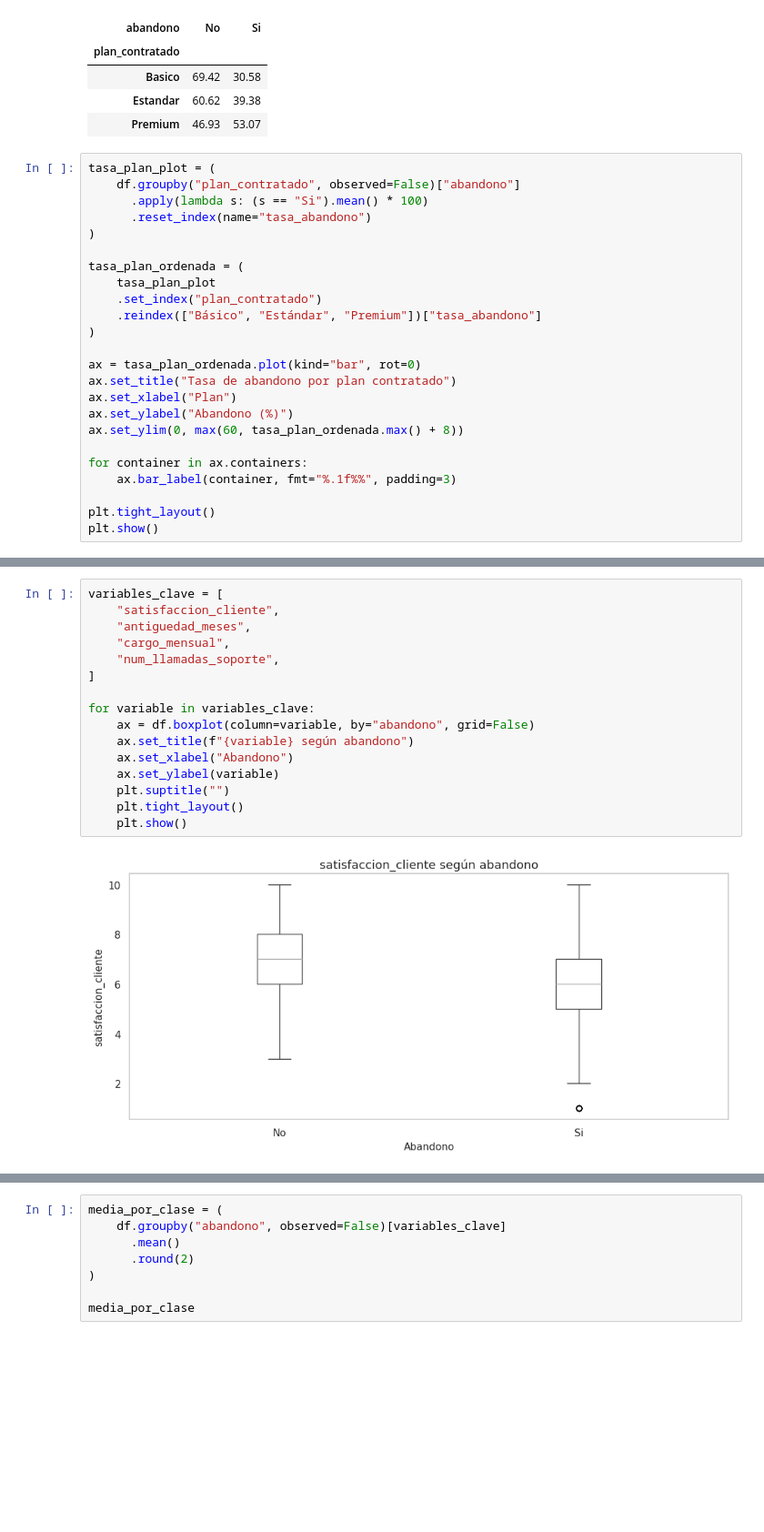
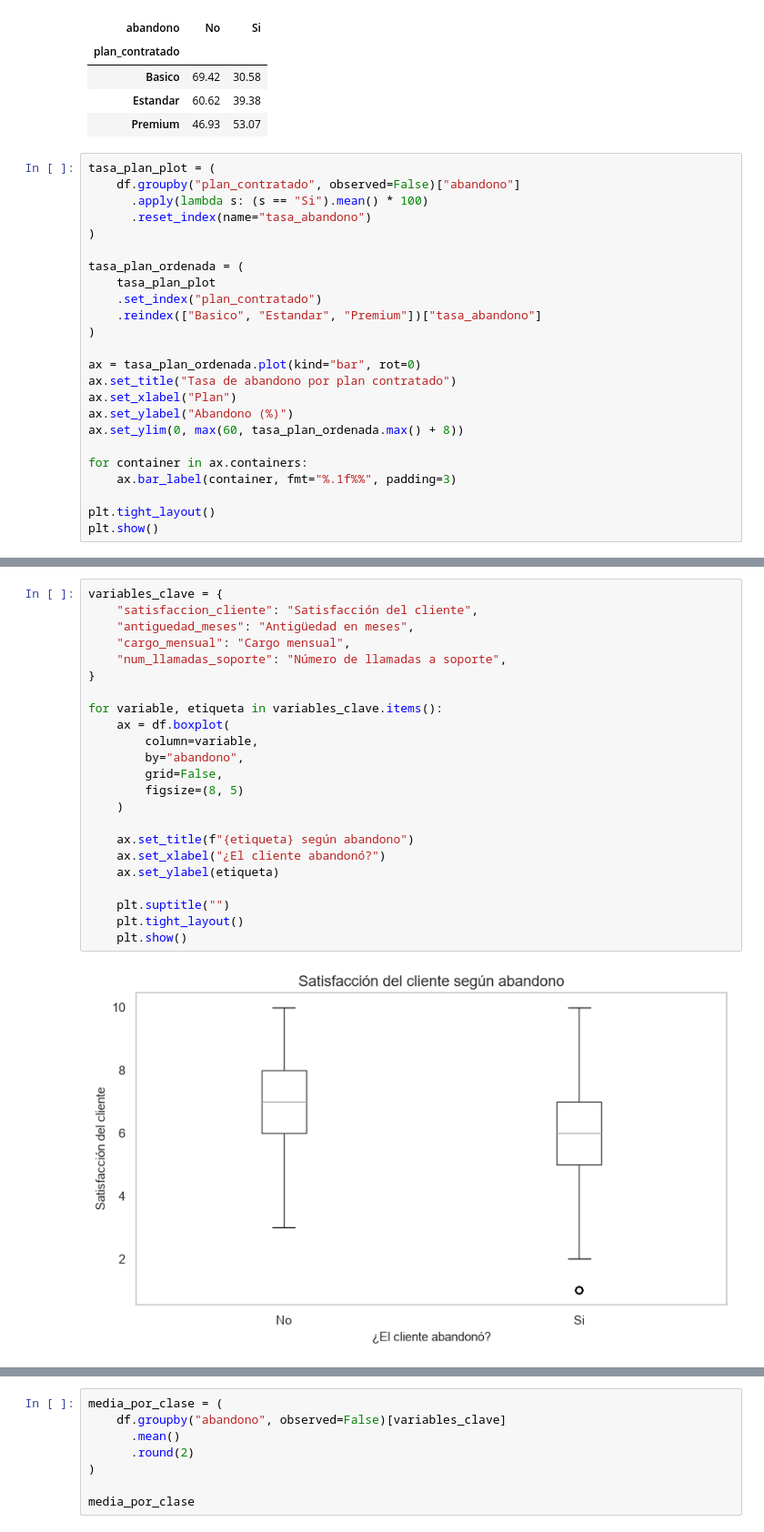
Before and after one commit to mrcastilla8/Proyecto_IA, a Jupyter notebook: bloque_b_python/notebooks/Informe_4_Clasificacion.ipynb, the cells around one changed output, grey strips where cells are left out. Shown at 91% size. Drawn from its saved outputs; the diff is of its cells as text; blank space fills up the shorter version.

```diff
--- a/bloque_b_python/notebooks/Informe_4_Clasificacion.ipynb
+++ b/bloque_b_python/notebooks/Informe_4_Clasificacion.ipynb
@@ -283,7 +283,7 @@ tasa_plan_plot = (
 tasa_plan_ordenada = (
     tasa_plan_plot
     .set_index("plan_contratado")
-    .reindex(["Básico", "Estándar", "Premium"])["tasa_abandono"]
+    .reindex(["Basico", "Estandar", "Premium"])["tasa_abandono"]
 )
 
 ax = tasa_plan_ordenada.plot(kind="bar", rot=0)
@@ -302,18 +302,25 @@ plt.show()
 # %%
-variables_clave = [
-    "satisfaccion_cliente",
-    "antiguedad_meses",
-    "cargo_mensual",
-    "num_llamadas_soporte",
-]
+variables_clave = {
+    "satisfaccion_cliente": "Satisfacción del cliente",
+    "antiguedad_meses": "Antigüedad en meses",
+    "cargo_mensual": "Cargo mensual",
+    "num_llamadas_soporte": "Número de llamadas a soporte",
+}
 
-for variable in variables_clave:
-    ax = df.boxplot(column=variable, by="abandono", grid=False)
-    ax.set_title(f"{variable} según abandono")
-    ax.set_xlabel("Abandono")
-    ax.set_ylabel(variable)
+for variable, etiqueta in variables_clave.items():
+    ax = df.boxplot(
+        column=variable,
+        by="abandono",
+        grid=False,
+        figsize=(8, 5)
+    )
+
+    ax.set_title(f"{etiqueta} según abandono")
+    ax.set_xlabel("¿El cliente abandonó?")
+    ax.set_ylabel(etiqueta)
+
     plt.suptitle("")
     plt.tight_layout()
     plt.show()
 # %% [output]
-[figure, old version]
+[figure, new version]
```
Also changed, not shown: parts of 7 cells of this notebook, 1 other file.
